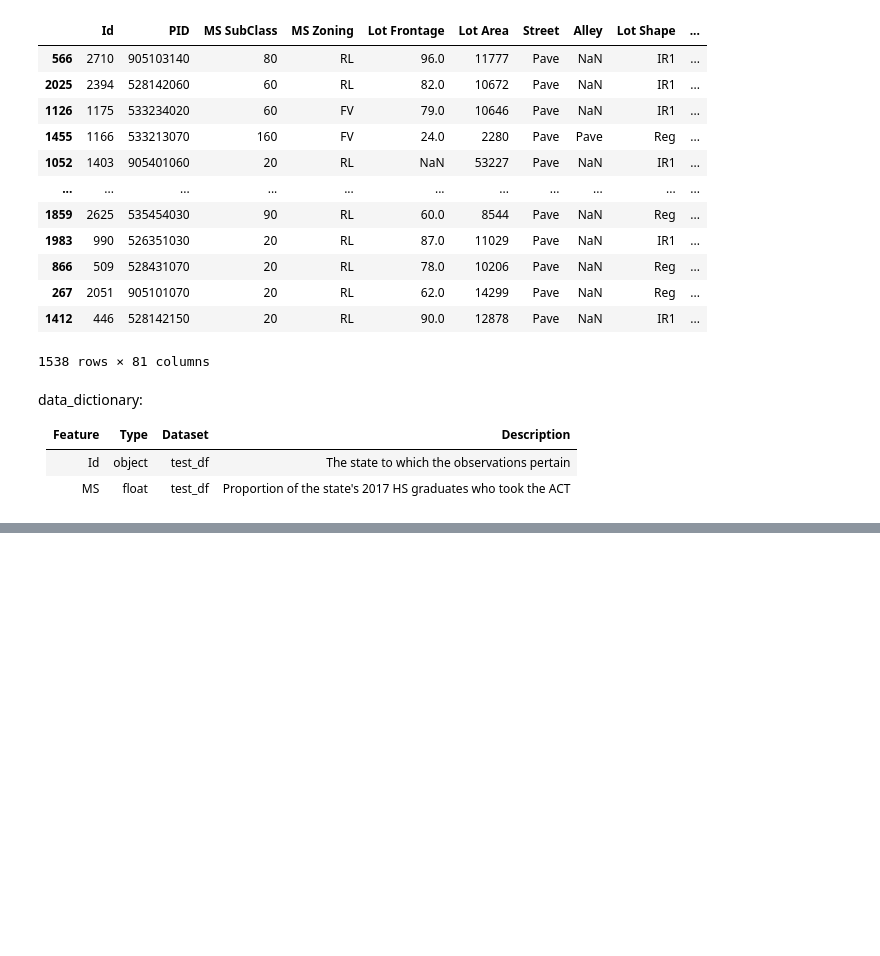
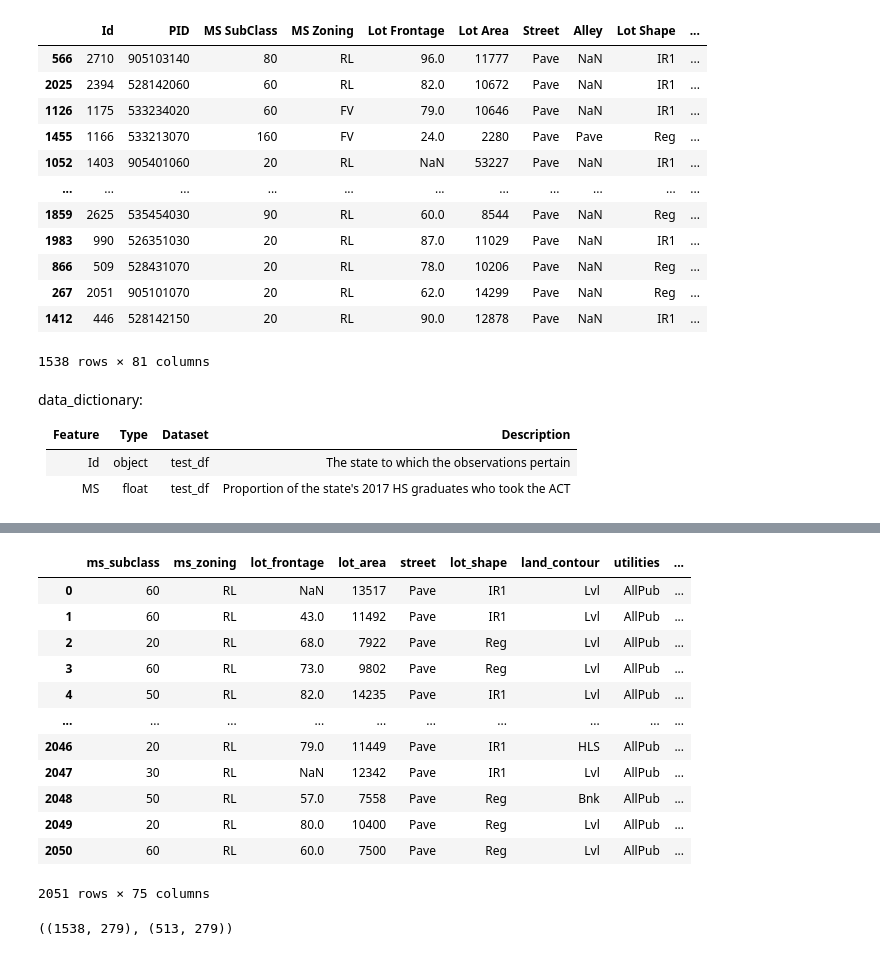
Before and after one commit to wcmohr/AmesHousing, a Jupyter notebook: notebooks/AMES_EDA.ipynb, the cells around one changed output, grey strips where cells are left out. Drawn from its saved outputs; the diff is of its cells as text; code cells hidden in the pictures; blank space fills up the shorter version.

```diff
--- a/notebooks/AMES_EDA.ipynb
+++ b/notebooks/AMES_EDA.ipynb
@@ -468,0 +490,6 @@ data_dictionary:
+# %%
+
+houses.columns = [col.lower().replace(" ", '_') for col in \
+                        houses.columns]
+houses_test.columns = [col.lower().replace(' ','_') for col in \
+                       houses_test.columns]
@@ -468,0 +801,16 @@ data_dictionary:
+# %%
+houses
+# %% [output]
+|  | ms_subclass | ms_zoning | lot_frontage | lot_area | street | lot_shape | land_contour | utilities | ... |
+| 0 | 60 | RL | NaN | 13517 | Pave | IR1 | Lvl | AllPub | ... |
+| 1 | 60 | RL | 43.0 | 11492 | Pave | IR1 | Lvl | AllPub | ... |
+| 2 | 20 | RL | 68.0 | 7922 | Pave | Reg | Lvl | AllPub | ... |
+| 3 | 60 | RL | 73.0 | 9802 | Pave | Reg | Lvl | AllPub | ... |
+| 4 | 50 | RL | 82.0 | 14235 | Pave | IR1 | Lvl | AllPub | ... |
+| ... | ... | ... | ... | ... | ... | ... | ... | ... | ... |
+| 2046 | 20 | RL | 79.0 | 11449 | Pave | IR1 | HLS | AllPub | ... |
+| 2047 | 30 | RL | NaN | 12342 | Pave | IR1 | Lvl | AllPub | ... |
+| 2048 | 50 | RL | 57.0 | 7558 | Pave | Reg | Bnk | AllPub | ... |
+| 2049 | 20 | RL | 80.0 | 10400 | Pave | Reg | Lvl | AllPub | ... |
+| 2050 | 60 | RL | 60.0 | 7500 | Pave | Reg | Lvl | AllPub | ... |
+2051 rows × 75 columns
@@ -468,0 +841,15 @@ data_dictionary:
+# %%
+#transform train
+ctx.fit(X_train)
+X_train_enc = ctx.transform(X_train)
+
+#transform test
+X_val_enc = ctx.transform(X_val)
+
+#recreate dataframes
+X_train_enc = pd.DataFrame(X_train_enc, columns = ctx.get_feature_names_out())
+X_val_enc = pd.DataFrame(X_val_enc, columns = ctx.get_feature_names_out())
+
+X_train_enc.shape, X_val_enc.shape
+# %% [output]
+((1538, 279), (513, 279))
```
Also changed, not shown: parts of 62 cells of this notebook, 5 other files.
